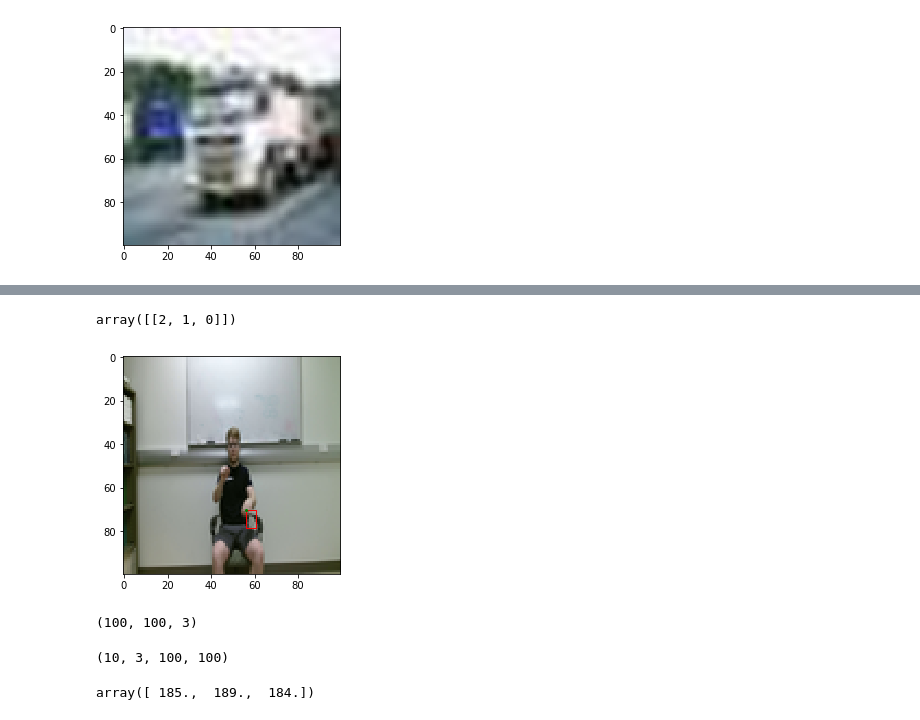
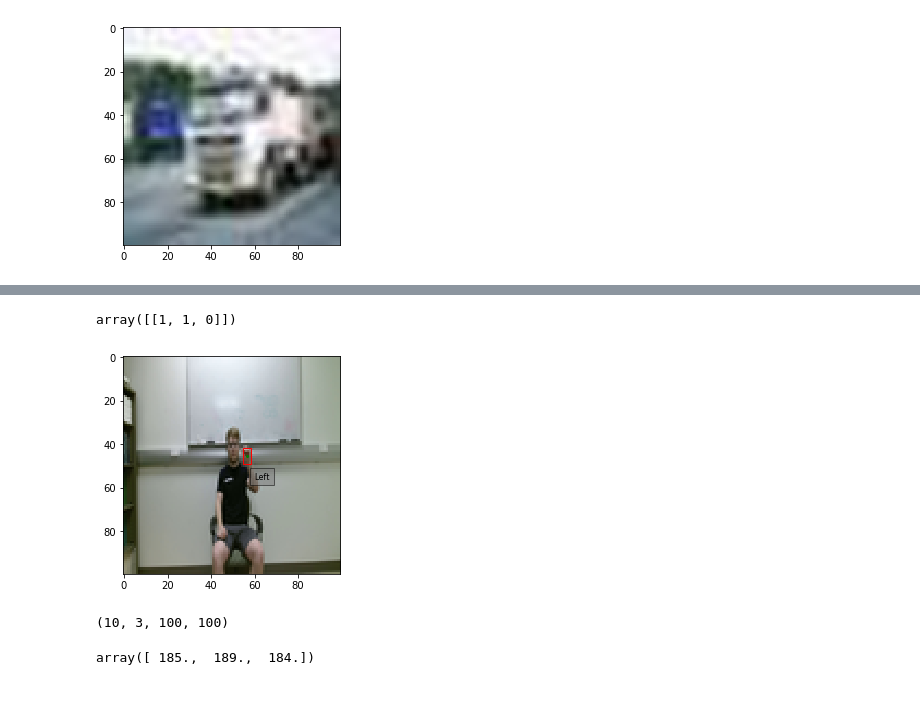
Before and after one commit to lujohn/175_project, a Jupyter notebook: John's Notebook.ipynb, the cells around one changed output, grey strips where cells are left out. Cells and saved outputs as stored; diff of their text form; code cells hidden in the pictures.

Commit message:
plot_bounding_box and to_channels_first functions

```diff
--- a/John's Notebook.ipynb
+++ b/John's Notebook.ipynb
@@ -93,28 +49,18 @@ array([[[ 0.        ,  0.        ,  0.        ,  0.        ,  0.        ],
 # %%
-np.argwhere(labels[7] == 1)
+np.argwhere(labels[4] == 1)
 # %% [output]
-array([[2, 1, 0]])
+array([[1, 1, 0]])
 # %%
-_, cx, cy, h, w = labels[7][2][1]
+_, cx, cy, h, w = labels[4][1][1]
-# %%
-fig, ax = plt.subplots()
-plt.imshow(X[7].astype(np.uint8))
-plt.plot(cx*100, cy*100, color='g', marker='o', markersize='2')
-r = plt.Rectangle(((cx)*100, (cy)*100), w*100, h*100, edgecolor='r', facecolor='none')
-ax.add_artist(r)
-plt.show()
-# %% [output]
-[figure, removed]
-# %%
-X[9].shape
-# %% [output]
-(100, 100, 3)
-# %%
-X_rolled = np.rollaxis(X, axis=3)
-X_rolled = np.rollaxis(X_rolled, axis=1)
-X_rolled.shape
-# %% [output]
-(10, 3, 100, 100)
+# %%
+plot_bounding_box(X[4], cx, cy, w, h, Hand_Info[4])
+# %% [output]
+[figure, added]
+# %%
+X_rolled = to_channels_first(X)
+X_rolled.shape
+# %% [output]
+(10, 3, 100, 100)
 # %%
 X[0][10,15,:]
 # %% [output]
```
Also changed, not shown: parts of 6 cells of this notebook, 1 other file.
